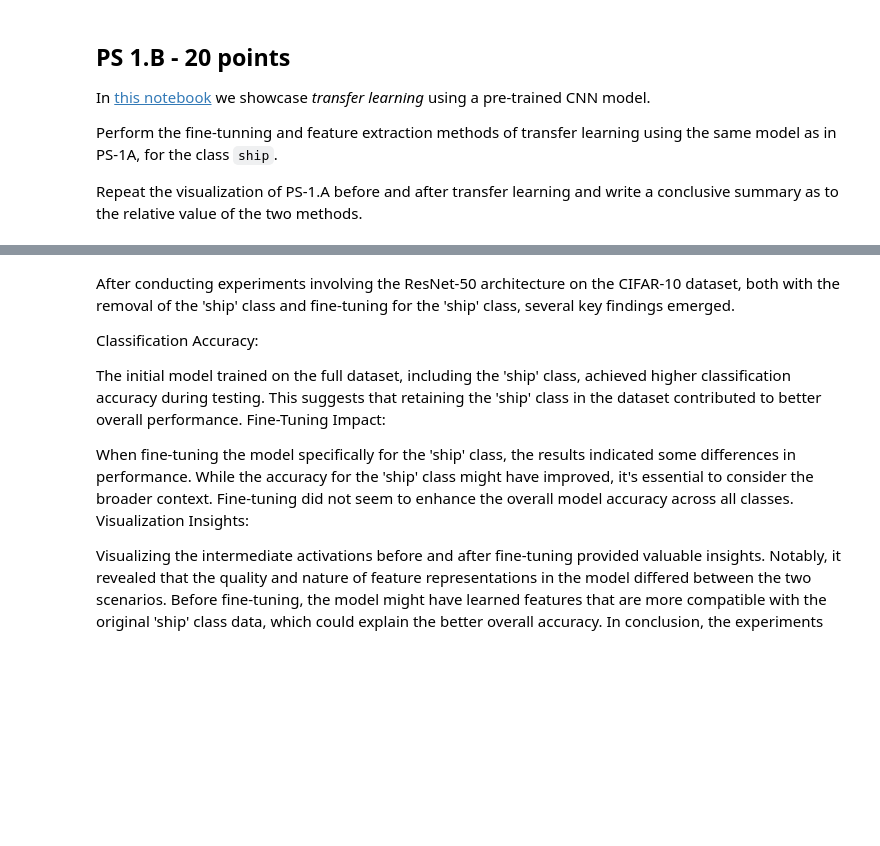
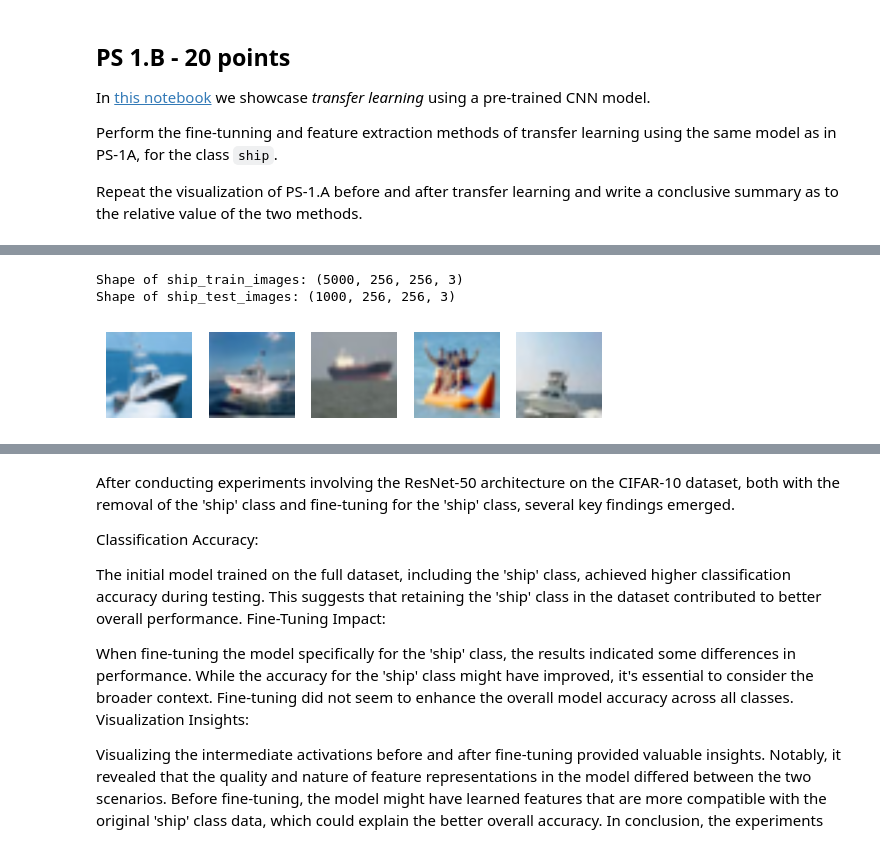
Before and after one commit to devclo/Intro-To-Artificial-Intelligence, a Jupyter notebook: take_at_home.ipynb, the cells around one changed output, grey strips where cells are left out. Drawn from its saved outputs; the diff is of its cells as text; code cells hidden in the pictures; blank space fills up the shorter version.

```diff
--- a/take_at_home.ipynb
+++ b/take_at_home.ipynb
@@ -282,2 +300,19 @@ Epoch 5/5
+# %%
+print("Shape of ship_train_images:", ship_train_images.shape)
+print("Shape of ship_test_images:", ship_test_images.shape)
+# %% [output]
+Shape of ship_train_images: (5000, 256, 256, 3)
+Shape of ship_test_images: (1000, 256, 256, 3)
+# %%
+import matplotlib.pyplot as plt
+
+# Display the first few ship images from the training dataset
+for i in range(5):  # Display the first 5 ship images
+    plt.subplot(1, 5, i + 1)
+    plt.imshow(ship_train_images[i])
+    plt.axis('off')  # Optionally, turn off axis labels and ticks
+plt.show()
+# %% [output]
+[figure, added]
 # %%
 # Visualize intermediate activations before fine-tuning
```
Also changed, not shown: parts of 15 cells of this notebook.
